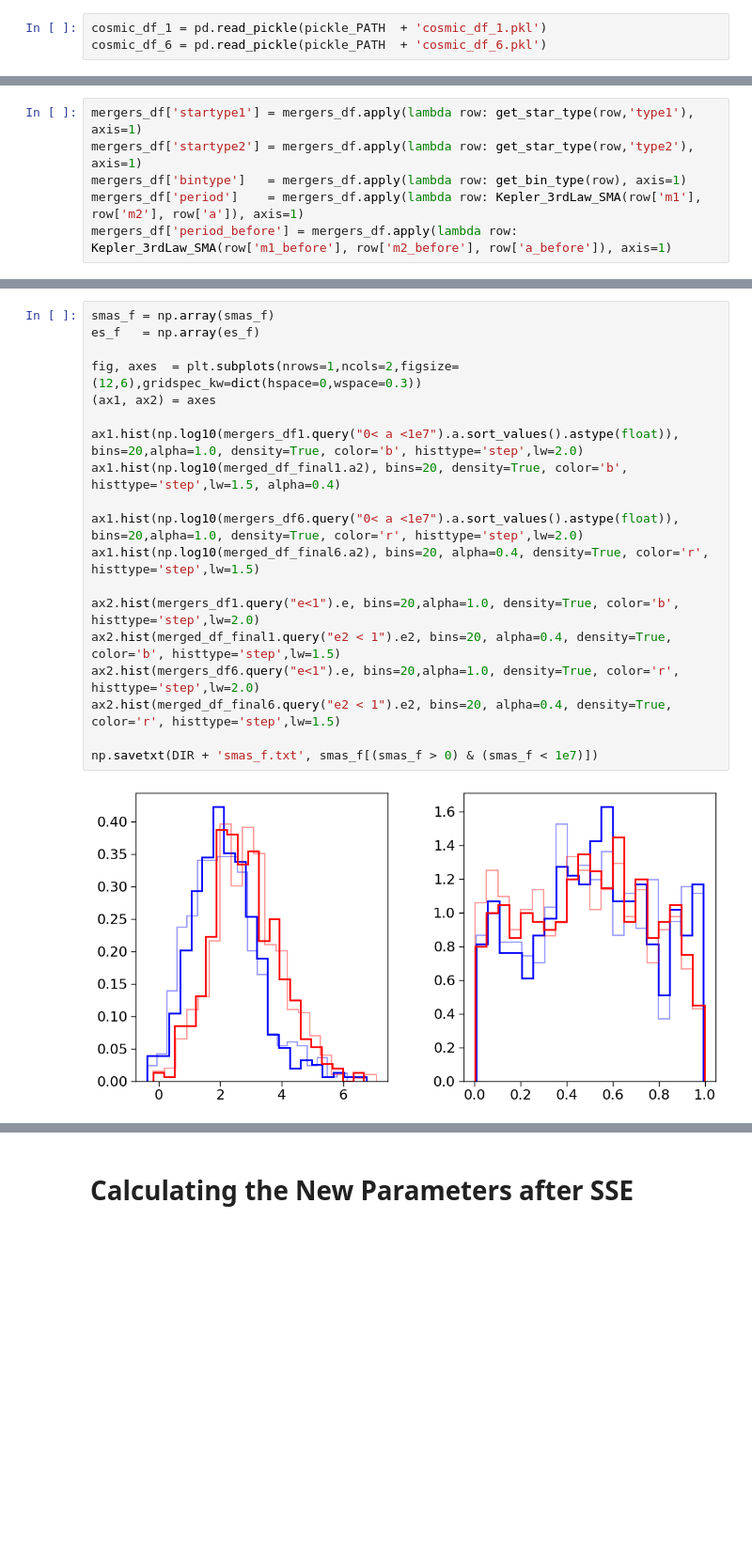
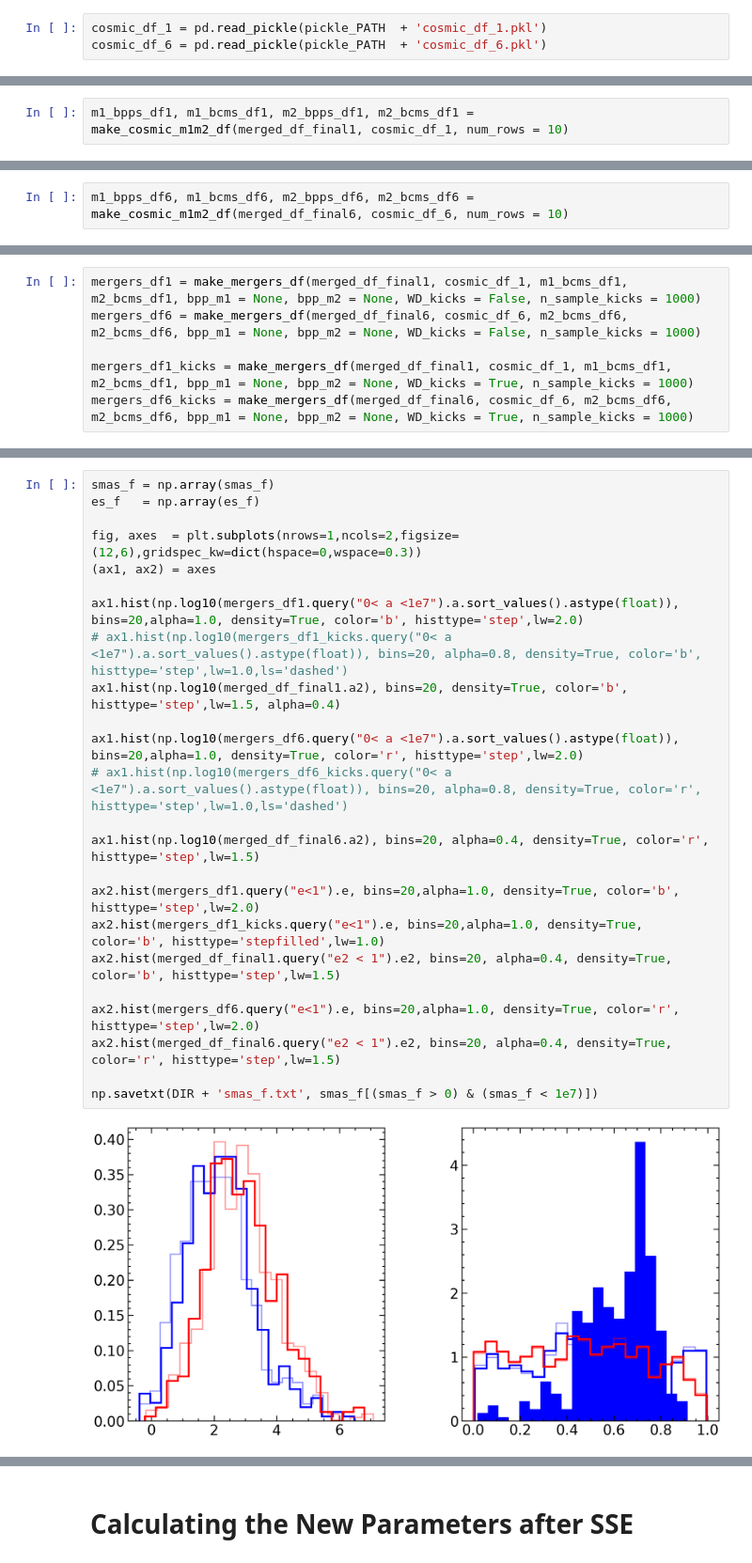
Before and after one commit to cheyanneshariat/OSPE_Scripts, a Jupyter notebook: SSE_Mergers.ipynb, the cells around one changed output, grey strips where cells are left out. Shown at 94% size. Saved outputs shown, nothing was run; the diff lists cells and outputs as text; blank space fills up the shorter version.

```diff
--- a/SSE_Mergers.ipynb
+++ b/SSE_Mergers.ipynb
@@ -535,6 +517,0 @@ mergers_df1 = mergers_df
-# %%
-mergers_df['startype1'] = mergers_df.apply(lambda row: get_star_type(row,'type1'), axis=1)
-mergers_df['startype2'] = mergers_df.apply(lambda row: get_star_type(row,'type2'), axis=1)
-mergers_df['bintype']   = mergers_df.apply(lambda row: get_bin_type(row), axis=1)
-mergers_df['period']    = mergers_df.apply(lambda row: Kepler_3rdLaw_SMA(row['m1'], row['m2'], row['a']), axis=1)
-mergers_df['period_before'] = mergers_df.apply(lambda row: Kepler_3rdLaw_SMA(row['m1_before'], row['m2_before'], row['a_before']), axis=1)
@@ -540,0 +534,2 @@ mergers_df['period_before'] = mergers_df.apply(lambda row: Kepler_3rdLaw_SMA(row
+# %%
+m1_bpps_df1, m1_bcms_df1, m2_bpps_df1, m2_bcms_df1 = make_cosmic_m1m2_df(merged_df_final1, cosmic_df_1, num_rows = 10)
@@ -540,0 +542,2 @@ mergers_df['period_before'] = mergers_df.apply(lambda row: Kepler_3rdLaw_SMA(row
+# %%
+m1_bpps_df6, m1_bcms_df6, m2_bpps_df6, m2_bcms_df6 = make_cosmic_m1m2_df(merged_df_final6, cosmic_df_6, num_rows = 10)
@@ -540,0 +646,6 @@ mergers_df['period_before'] = mergers_df.apply(lambda row: Kepler_3rdLaw_SMA(row
+# %%
+mergers_df1 = make_mergers_df(merged_df_final1, cosmic_df_1, m1_bcms_df1, m2_bcms_df1, bpp_m1 = None, bpp_m2 = None, WD_kicks = False, n_sample_kicks = 1000)
+mergers_df6 = make_mergers_df(merged_df_final6, cosmic_df_6, m2_bcms_df6, m2_bcms_df6, bpp_m1 = None, bpp_m2 = None, WD_kicks = False, n_sample_kicks = 1000)
+
+mergers_df1_kicks = make_mergers_df(merged_df_final1, cosmic_df_1, m1_bcms_df1, m2_bcms_df1, bpp_m1 = None, bpp_m2 = None, WD_kicks = True, n_sample_kicks = 1000)
+mergers_df6_kicks = make_mergers_df(merged_df_final6, cosmic_df_6, m2_bcms_df6, m2_bcms_df6, bpp_m1 = None, bpp_m2 = None, WD_kicks = True, n_sample_kicks = 1000)
@@ -575,21 +738,26 @@ mergers_df6.query("type1==10 and m1<.2").sort_values('period')#.query("merger_ty
 # %%
 smas_f = np.array(smas_f)
 es_f   = np.array(es_f)
 
 fig, axes  = plt.subplots(nrows=1,ncols=2,figsize=(12,6),gridspec_kw=dict(hspace=0,wspace=0.3))
 (ax1, ax2) = axes
 
 ax1.hist(np.log10(mergers_df1.query("0< a <1e7").a.sort_values().astype(float)), bins=20,alpha=1.0, density=True, color='b', histtype='step',lw=2.0)
+# ax1.hist(np.log10(mergers_df1_kicks.query("0< a <1e7").a.sort_values().astype(float)), bins=20, alpha=0.8, density=True, color='b', histtype='step',lw=1.0,ls='dashed')
 ax1.hist(np.log10(merged_df_final1.a2), bins=20, density=True, color='b', histtype='step',lw=1.5, alpha=0.4)
 
 ax1.hist(np.log10(mergers_df6.query("0< a <1e7").a.sort_values().astype(float)), bins=20,alpha=1.0, density=True, color='r', histtype='step',lw=2.0)
+# ax1.hist(np.log10(mergers_df6_kicks.query("0< a <1e7").a.sort_values().astype(float)), bins=20, alpha=0.8, density=True, color='r', histtype='step',lw=1.0,ls='dashed')
+
 ax1.hist(np.log10(merged_df_final6.a2), bins=20, alpha=0.4, density=True, color='r', histtype='step',lw=1.5)
 
 ax2.hist(mergers_df1.query("e<1").e, bins=20,alpha=1.0, density=True, color='b', histtype='step',lw=2.0)
+ax2.hist(mergers_df1_kicks.query("e<1").e, bins=20,alpha=1.0, density=True, color='b', histtype='stepfilled',lw=1.0)
 ax2.hist(merged_df_final1.query("e2 < 1").e2, bins=20, alpha=0.4, density=True, color='b', histtype='step',lw=1.5)
+
 ax2.hist(mergers_df6.query("e<1").e, bins=20,alpha=1.0, density=True, color='r', histtype='step',lw=2.0)
 ax2.hist(merged_df_final6.query("e2 < 1").e2, bins=20, alpha=0.4, density=True, color='r', histtype='step',lw=1.5)
 
 np.savetxt(DIR + 'smas_f.txt', smas_f[(smas_f > 0) & (smas_f < 1e7)])
 # %% [output]
-[figure, old version]
+[figure, new version]
```
Also changed, not shown: parts of 24 cells of this notebook, 2 other files.
